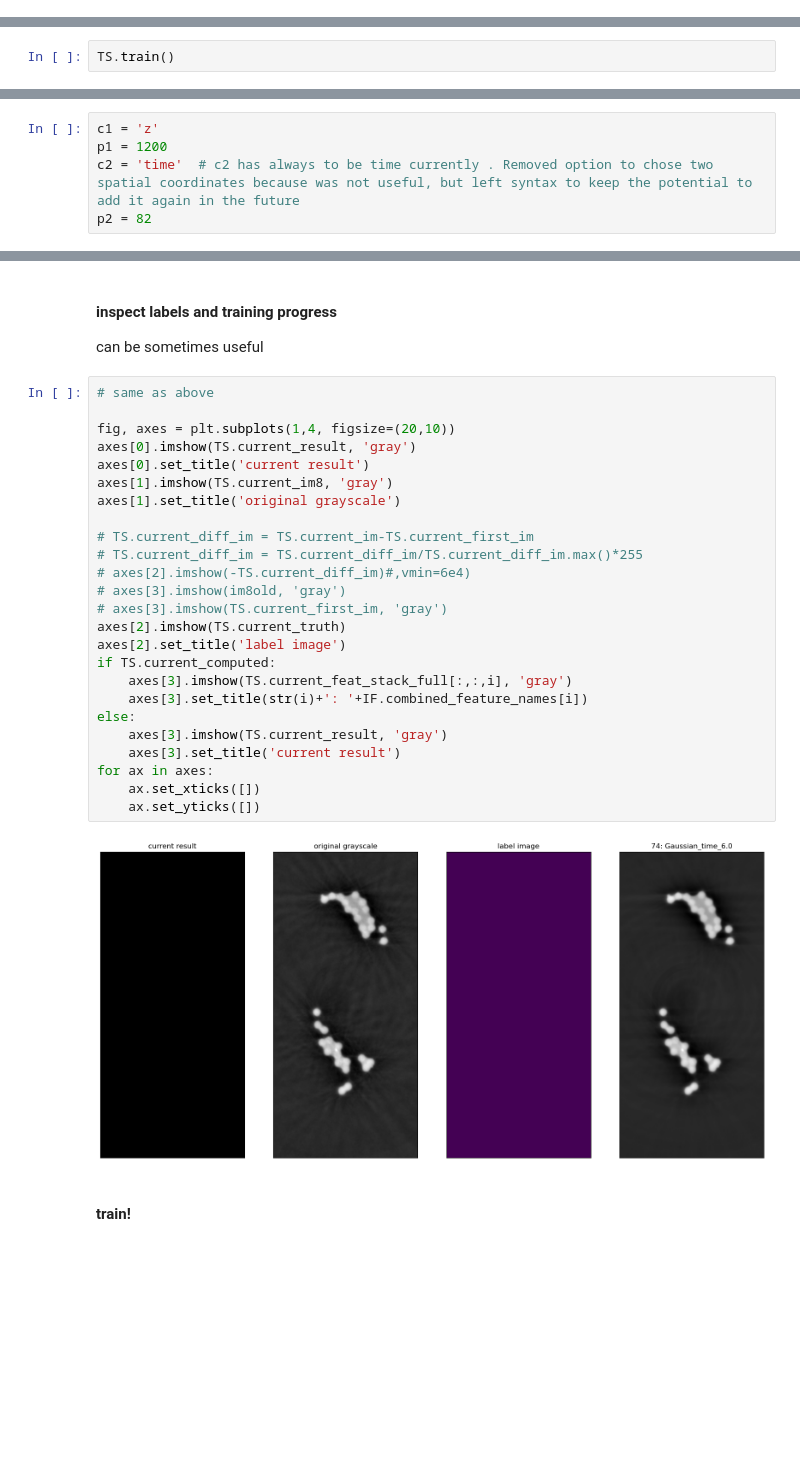
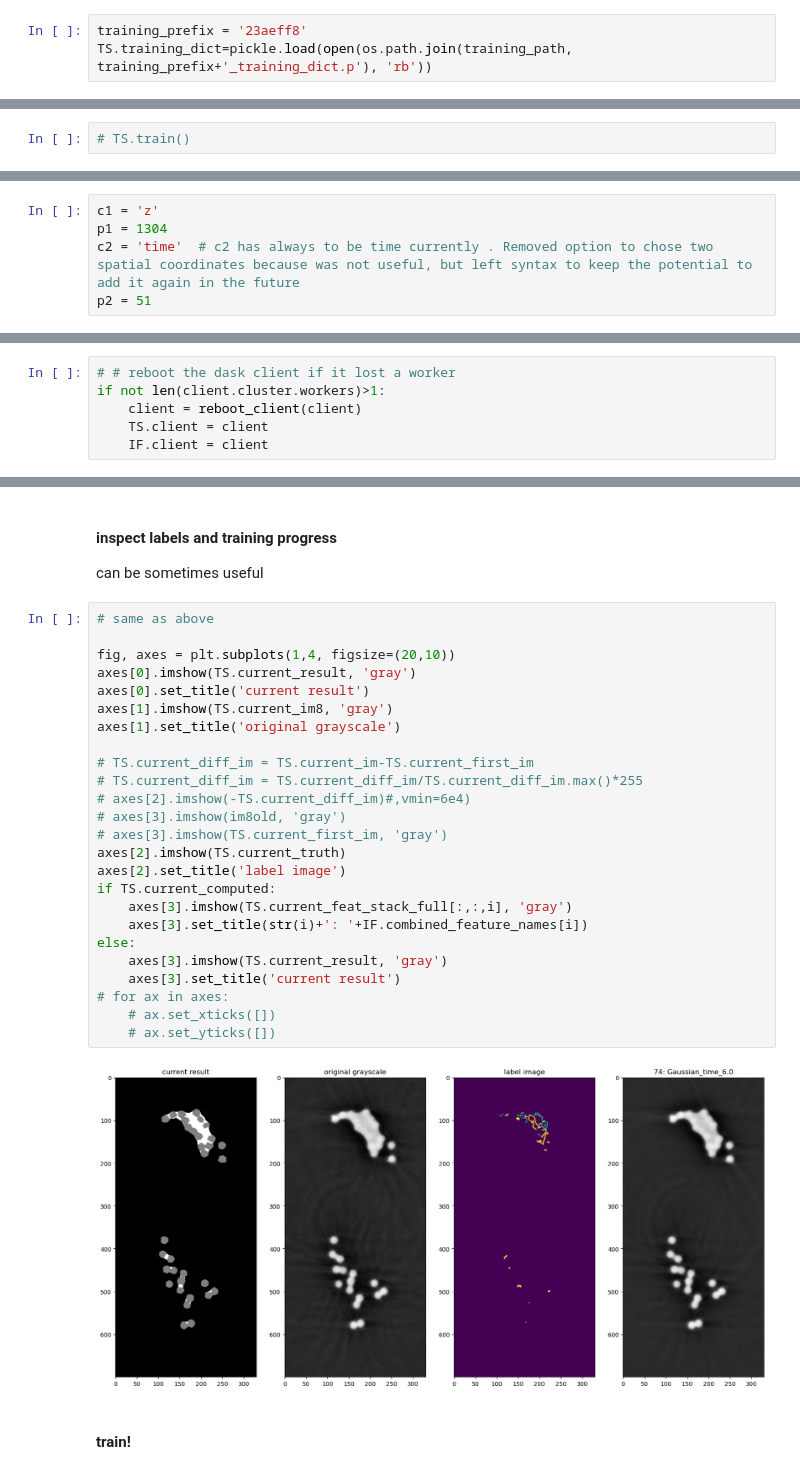
Before and after one commit to Pescatore23/pytrainseg, a Jupyter notebook: V2_example_notebook.ipynb, the cells around one changed output, grey strips where cells are left out. Cells and saved outputs as stored; diff of their text form; blank space fills up the shorter version.

Commit message:
trained interlaces

```diff
--- a/V2_example_notebook.ipynb
+++ b/V2_example_notebook.ipynb
@@ -235,3 +235,6 @@ TS.training_dict = {}
+# %%
+training_prefix = '23aeff8'
+TS.training_dict=pickle.load(open(os.path.join(training_path, training_prefix+'_training_dict.p'), 'rb'))
 # %% [markdown]
 #### re-train with existing label sets. clear the training dictionary if necessary (training_dict)
 don't use this if you already have a pickled training_dict
@@ -238,2 +243,2 @@ don't use this if you already have a pickled training_dict
 # %%
-TS.train()
+# TS.train()
@@ -270,8 +275,8 @@ You could try  z = 1589  at time step  1
 # %%
 c1 = 'z'
-p1 = 1200
+p1 = 1304
 c2 = 'time'  # c2 has always to be time currently . Removed option to chose two spatial coordinates because was not useful, but left syntax to keep the potential to add it again in the future
-p2 = 82
+p2 = 51
 # %% [markdown]
 ### activate the training set and load label images if existent
 # %%
@@ -339,3 +344,9 @@ client.cluster.workers
+# %%
+# # reboot the dask client if it lost a worker
+if not len(client.cluster.workers)>1:
+    client = reboot_client(client)
+    TS.client = client
+    IF.client = client
 # %% [markdown]
 #### time independent features
 # %%
@@ -497,30 +508,30 @@ can be sometimes useful
 # %%
 # same as above
 
 fig, axes = plt.subplots(1,4, figsize=(20,10))
 axes[0].imshow(TS.current_result, 'gray')
 axes[0].set_title('current result')
 axes[1].imshow(TS.current_im8, 'gray')
 axes[1].set_title('original grayscale')
 
 # TS.current_diff_im = TS.current_im-TS.current_first_im
 # TS.current_diff_im = TS.current_diff_im/TS.current_diff_im.max()*255
 # axes[2].imshow(-TS.current_diff_im)#,vmin=6e4)
 # axes[3].imshow(im8old, 'gray')
 # axes[3].imshow(TS.current_first_im, 'gray')
 axes[2].imshow(TS.current_truth)
 axes[2].set_title('label image')
 if TS.current_computed:
     axes[3].imshow(TS.current_feat_stack_full[:,:,i], 'gray')
     axes[3].set_title(str(i)+': '+IF.combined_feature_names[i])
 else:
     axes[3].imshow(TS.current_result, 'gray')
     axes[3].set_title('current result')
-for ax in axes:
-    ax.set_xticks([])
-    ax.set_yticks([])
+# for ax in axes:
+    # ax.set_xticks([])
+    # ax.set_yticks([])
 # %% [output]
-[figure, old version]
+[figure, new version]
 # %% [markdown]
 #### train!
 # %%
```
Also changed, not shown: parts of 16 cells of this notebook.
